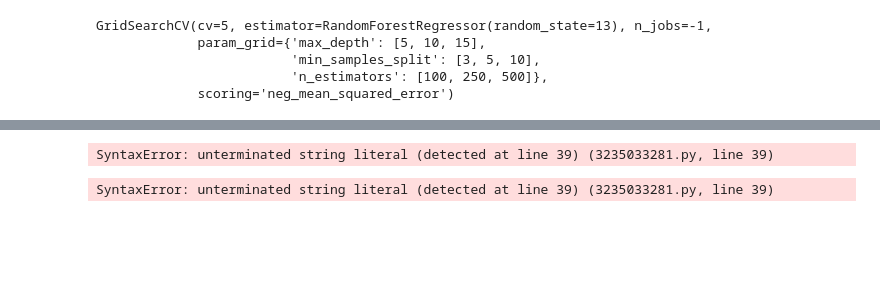
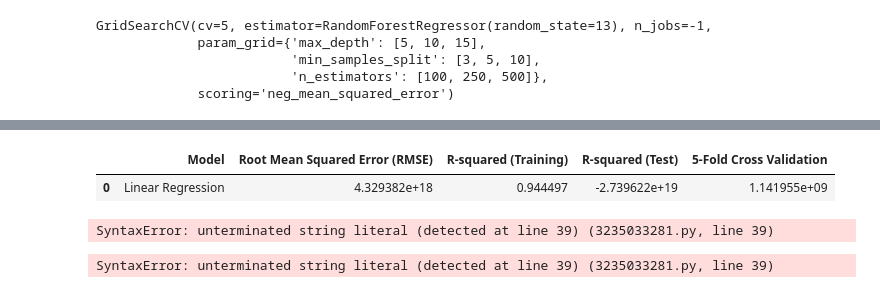
Before and after one commit to Veni8760/Machine_Learning_House_Prediction_Project, a Jupyter notebook: notebooks/Feature_Engineering_Housing_data_notebook.ipynb, the cells around one changed output, grey strips where cells are left out. Saved outputs shown, nothing was run; the diff lists cells and outputs as text; code cells hidden in the pictures; blank space fills up the shorter version.

```diff
--- a/notebooks/Feature_Engineering_Housing_data_notebook.ipynb
+++ b/notebooks/Feature_Engineering_Housing_data_notebook.ipynb
@@ -353,0 +653,2 @@ AttributeError: 'super' object has no attribute '__sklearn_tags__'
+# %%
+vr.fit(X_train, y_train)
@@ -353,0 +679,14 @@ AttributeError: 'super' object has no attribute '__sklearn_tags__'
+# %%
+estimators = [
+    ('gbr', GBR_cv.best_estimator_),
+    ('xbg', xgb_cv.best_estimator_),
+    ('car', CatBoostRegressor_cv.best_estimator_),
+    ('lgbm', lgbm_regressor_cv.best_estimator_),
+    ('rfr', rfr_cv.best_estimator_),
+]
+# %%
+stackregressor = StackingRegressor(
+                            estimators = estimators,
+                            final_estimator = vr)
+# %%
+stackregressor.fit(X_train, y_train)
@@ -354,3 +766,55 @@ AttributeError: 'super' object has no attribute '__sklearn_tags__'
+# %%
+# Initialize the evaluation DataFrame
+evaluation_df = pd.DataFrame({
+    'Model': [],
+    'Root Mean Squared Error (RMSE)': [],
+    'R-squared (Training)': [],
+    'R-squared (Test)': [],
+    '5-Fold Cross Validation': []
+})
+
+# Define your models
+models = {
+    'Linear Regression': linearRegression
+}
+
+# Loop through each model
+for model_name, model in models.items():
+    # Predictions
+    y_train_pred = model.predict(X_train)
+    y_test_pred = model.predict(X_test)
+
+    # Metrics for training and test sets
+    rmse_train = mean_squared_error(y_train, y_train_pred)
+    rmse_test = np.sqrt(mean_squared_error(y_test, y_test_pred))
+    r2_train = r2_score(y_train, y_train_pred)
+    r2_test = r2_score(y_test, y_test_pred)
+
+    # Cross-validation score (if applicable)
+    if hasattr(model, 'best_score_'):  # For models with cross-validation during training
+        cv_score = -model.best_score_
+    else:
+        cv_score = np.mean(cross_val_score(model, X_train, y_train, cv=5, scoring='neg_mean_squared_error'))
+        cv_score = np.sqrt(-cv_score)
+
+    # Create a DataFrame for the current model
+    row_df = pd.DataFrame({
+        'Model': [model_name],
+        'Root Mean Squared Error (RMSE)': [rmse_test],
+        'R-squared (Training)': [r2_train],
+        'R-squared (Test)': [r2_test],
+        '5-Fold Cross Validation': [cv_score]
+    })
+
+    # Concatenate the new row to the evaluation DataFrame
+    evaluation_df = pd.concat([evaluation_df, row_df], ignore_index=True)
+
+# Sort and display the evaluation table
+evaluation_df = evaluation_df.sort_values(by='Root Mean Squared Error (RMSE)', ascending=True).reset_index(drop=True)
+evaluation_df
+# %% [output]
+|  | Model | Root Mean Squared Error (RMSE) | R-squared (Training) | R-squared (Test) | 5-Fold Cross Validation |
+| 0 | Linear Regression | 4.329382e+18 | 0.944497 | -2.739622e+19 | 1.141955e+09 |
 # %%
 ''''
 MSZoning         object
```
Also changed, not shown: parts of 70 cells of this notebook, 8 other files.
